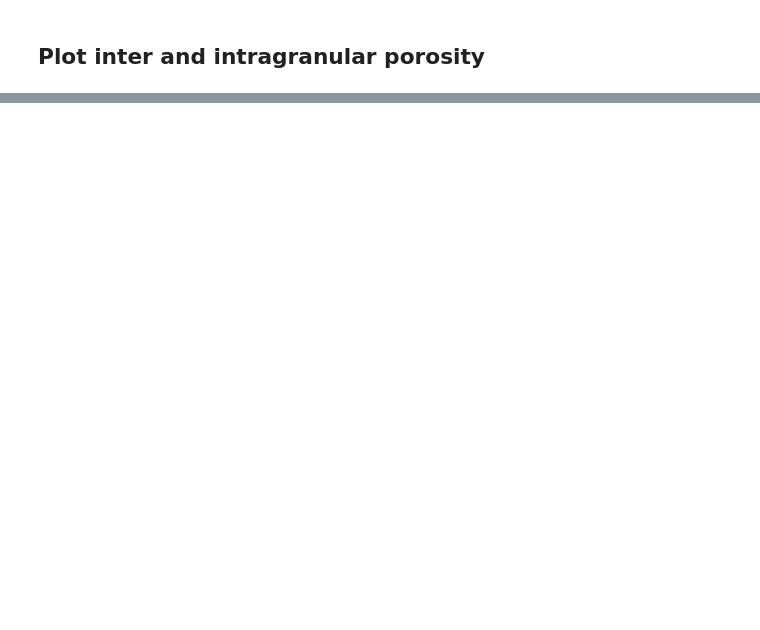
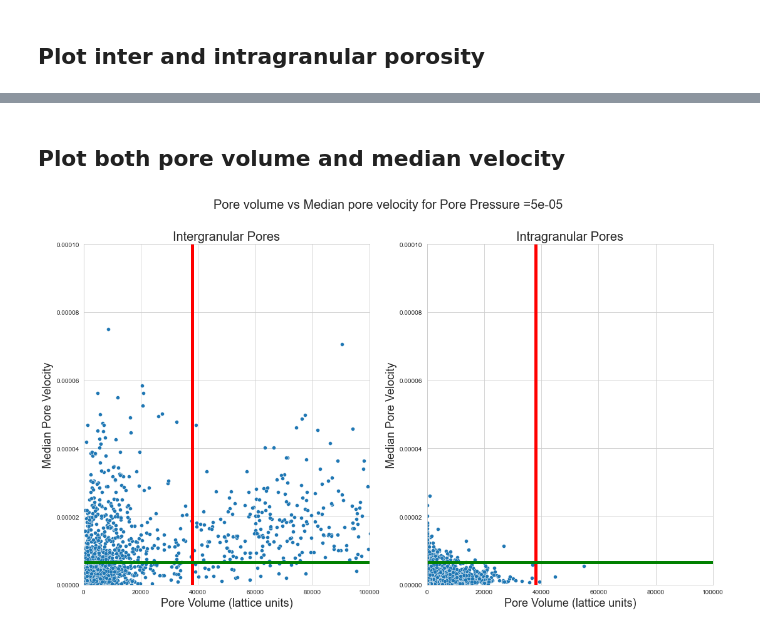
Before and after one commit to akkendrick/LABMOPS, a Jupyter notebook: findLowFlow.ipynb, the cells around one changed output, grey strips where cells are left out. Cells and saved outputs as stored; diff of their text form; code cells hidden in the pictures; blank space fills up the shorter version.

```diff
--- a/findLowFlow.ipynb
+++ b/findLowFlow.ipynb
@@ -800,0 +497,33 @@ fig.savefig(figStr, dpi=300, facecolor='w', edgecolor='w')
+# %% [markdown]
+## Plot both pore volume and median velocity
+# %%
+########################################
+
+yMax = 0.0001
+xMax = 100000#np.max(df_secondaryVelocity["Intergrain Pore Volume"])
+
+fig, axes = plt.subplots(1, 2, figsize=(18, 10))
+fig.suptitle('Pore volume vs Median pore velocity for Pore Pressure ='+str(simPressure), fontsize=20)
+sns.scatterplot(data=df_secondaryVelocity,x="Intergrain Pore Volume", y='Intergrain Median Velocity',ax=axes[0])
+axes[0].set_xlabel('Pore Volume (lattice units)', fontsize=18)
+axes[0].set_ylabel('Median Pore Velocity', fontsize=18)
+axes[0].set_title('Intergranular Pores', fontsize=20)
+axes[0].set_ylim([0,yMax])
+axes[0].set_xlim([0,xMax])
+axes[0].plot([poreVolumeCutoff, poreVolumeCutoff],[0,yMax],'r',lw=5)
+axes[0].plot([0,np.max(secondarySkeletonPoreVolume)],[lowFlowVelCutoff, lowFlowVelCutoff],'g',lw=5)
+
+sns.scatterplot(data=df_secondaryVelocity, x="Intragrain Pore Volume", y='Intragrain Median Velocity',ax=axes[1])
+axes[1].set_xlabel('Pore Volume (lattice units)', fontsize=18)
+axes[1].set_ylabel('Median Pore Velocity', fontsize=18)
+axes[1].set_title('Intragranular Pores', fontsize=20)
+axes[1].set_ylim([0,yMax])
+axes[1].set_xlim([0,xMax])
+axes[1].plot([poreVolumeCutoff, poreVolumeCutoff],[0,yMax],'r',lw=5)
+axes[1].plot([0,np.max(secondarySkeletonPoreVolume)],[lowFlowVelCutoff, lowFlowVelCutoff],'g',lw=5)
+
+figStr = 'poreVolumeVsPoreVelocity_zoomIn'+'.png'
+
+fig.savefig(figStr, dpi=300, facecolor='w', edgecolor='w')
+# %% [output]
+[figure, added]
```
Also changed, not shown: parts of 84 cells of this notebook, 2 other files.
